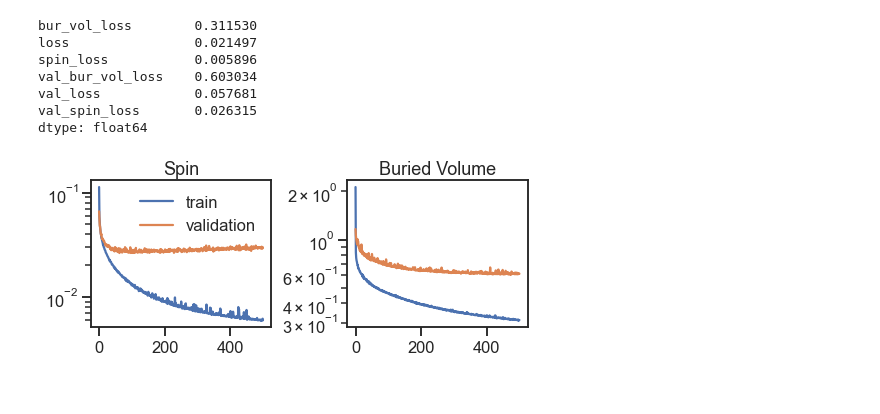
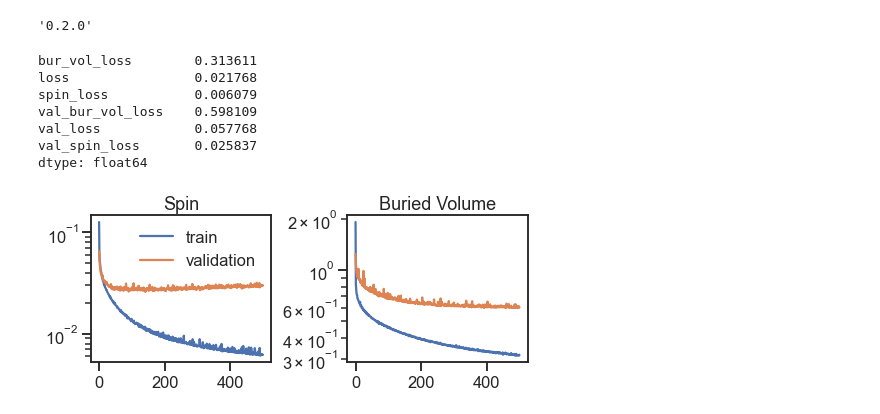
Before and after one commit to jlaw9/spin_gnn, a Jupyter notebook: 20210208_spin_bv_new_calcs/plot_test_compounds.ipynb, the cells around one changed output. Saved outputs shown, nothing was run; the diff lists cells and outputs as text; code cells hidden in the pictures.

```diff
--- a/20210208_spin_bv_new_calcs/plot_test_compounds.ipynb
+++ b/20210208_spin_bv_new_calcs/plot_test_compounds.ipynb
@@ -16,40 +16,43 @@ if gpus:
     for gpu in gpus:
         tf.config.experimental.set_memory_growth(gpu, True)
 import nfp
+nfp.__version__
+# %% [output]
+'0.2.0'
 # %%
 fig, axs = plt.subplots(ncols=2, sharex=True, figsize=(7, 3))
 
-log2 = pd.read_csv('20210209_spin_bv/log.csv', error_bad_lines=False).set_index('epoch')
+log2 = pd.read_csv('20210215_spin_bv_new_nfp/log.csv', error_bad_lines=False).set_index('epoch')
 
 axs[0].plot(log2['spin_loss'], label='train')
 axs[0].plot(log2['val_spin_loss'], label='validation')
 
 axs[0].set_title('Spin')
 
 axs[1].plot(log2['bur_vol_loss'])
 axs[1].plot(log2['val_bur_vol_loss'])
 
 axs[1].set_title('Buried Volume')
 
 for ax in axs:
     ax.set_yscale('log')
 
 axs[0].legend()
 
 print(log2.min())
 
 
 plt.tight_layout()
 # plt.xlim([0, 10])
 # %% [output]
-bur_vol_loss        0.311530
-loss                0.021497
-spin_loss           0.005896
-val_bur_vol_loss    0.603034
-val_loss            0.057681
-val_spin_loss       0.026315
+bur_vol_loss        0.313611
+loss                0.021768
+spin_loss           0.006079
+val_bur_vol_loss    0.598109
+val_loss            0.057768
+val_spin_loss       0.025837
 dtype: float64
-[figure, old version]
+[figure, new version]
 # %%
 from preprocessor import preprocessor
 
```
Also changed, not shown: parts of 5 cells of this notebook, 4 other files.
